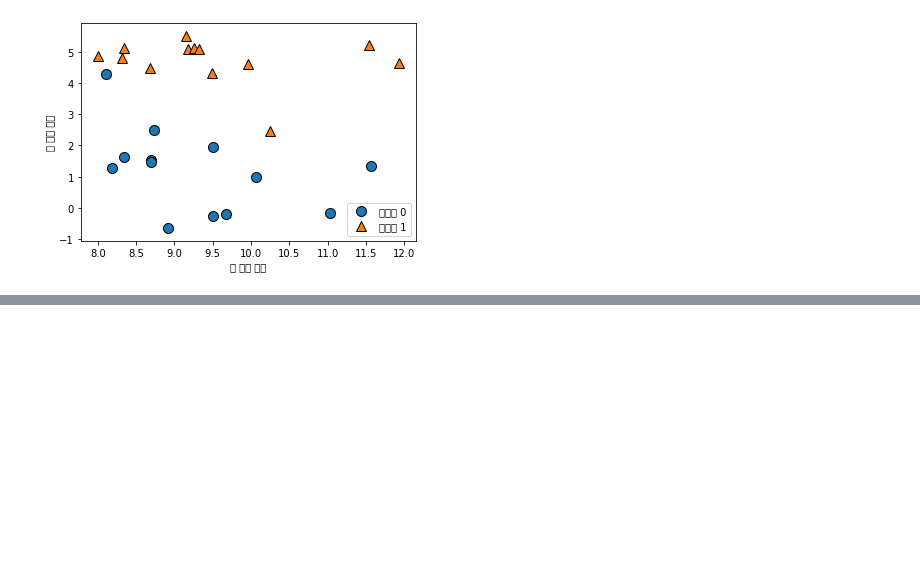
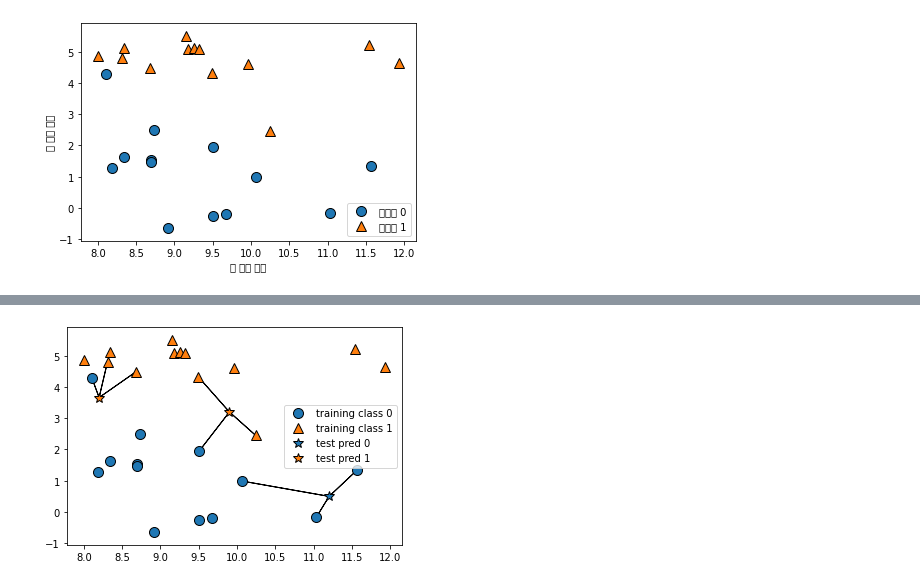
Before and after one commit to 1bin01/Machine-Learning, a Jupyter notebook: Introduction-to-Machine-Learning/Cp2_Supervised_learning.ipynb, the cells around one changed output, grey strips where cells are left out. Cells and saved outputs as stored; diff of their text form; code cells hidden in the pictures; blank space fills up the shorter version.

```diff
--- a/Introduction-to-Machine-Learning/Cp2_Supervised_learning.ipynb
+++ b/Introduction-to-Machine-Learning/Cp2_Supervised_learning.ipynb
@@ -43,0 +79,4 @@ Text(0, 0.5, '두 번째 특성')
+# %%
+mglearn.plots.plot_knn_classification(n_neighbors=3)
+# %% [output]
+[figure, added]
```
Also changed, not shown: parts of 6 cells of this notebook.
